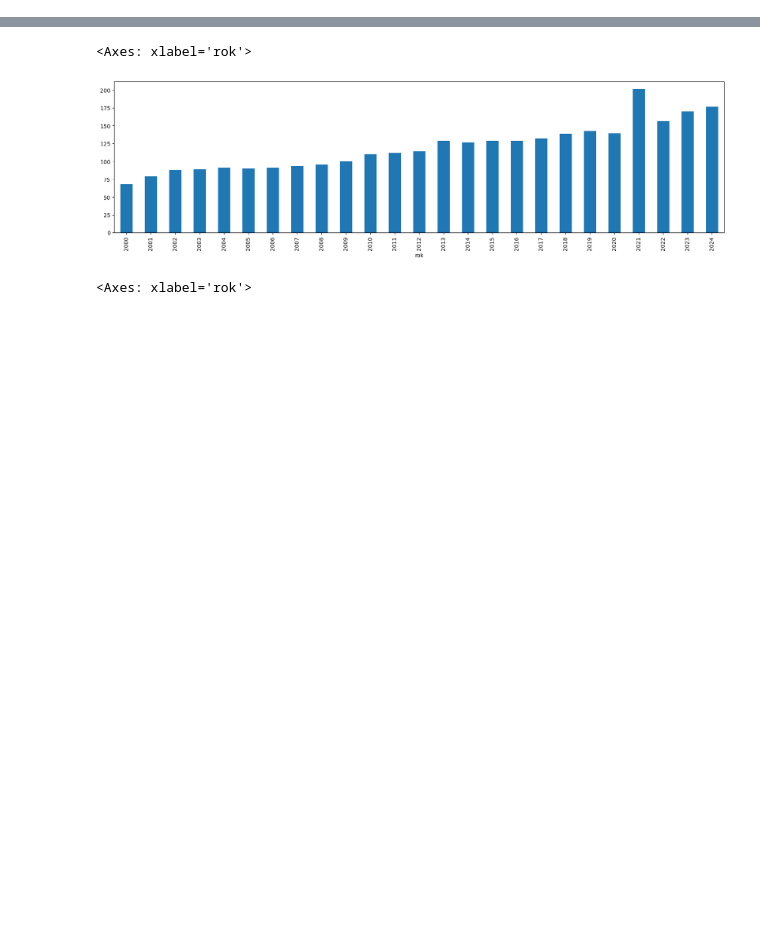
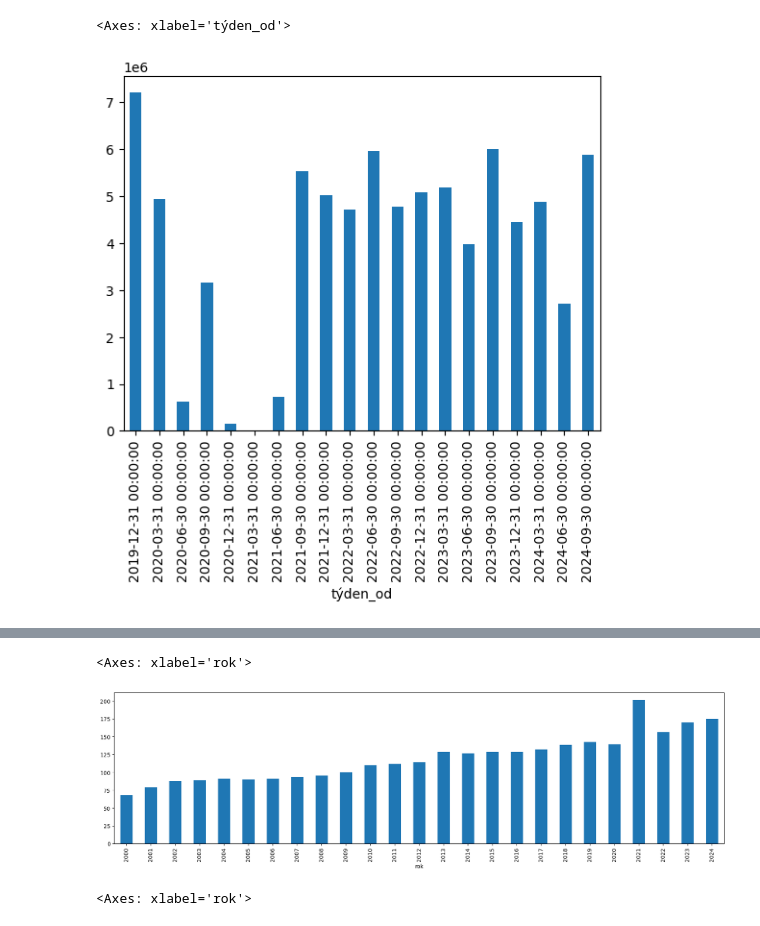
Before and after one commit to DataRozhlas/navstevnost-kin, a Jupyter notebook: 100_explorace.ipynb, the cells around one changed output, grey strips where cells are left out. Cells and saved outputs as stored; diff of their text form; code cells hidden in the pictures; blank space fills up the shorter version.

```diff
--- a/100_explorace.ipynb
+++ b/100_explorace.ipynb
@@ -2,0 +57,5 @@ import pandas as pd
+# %%
+pd.Series(tydenni.groupby(pd.Grouper(key='týden_od', freq='QE'))['týden_diváci'].sum() + tydenni.groupby(pd.Grouper(key='týden_od', freq='QE'))['víkend_diváci'].sum()).tail(20).plot.bar()
+# %% [output]
+<Axes: xlabel='týden_od'>
+[figure, added]
```
Also changed, not shown: parts of 50 cells of this notebook, 7 other files.
